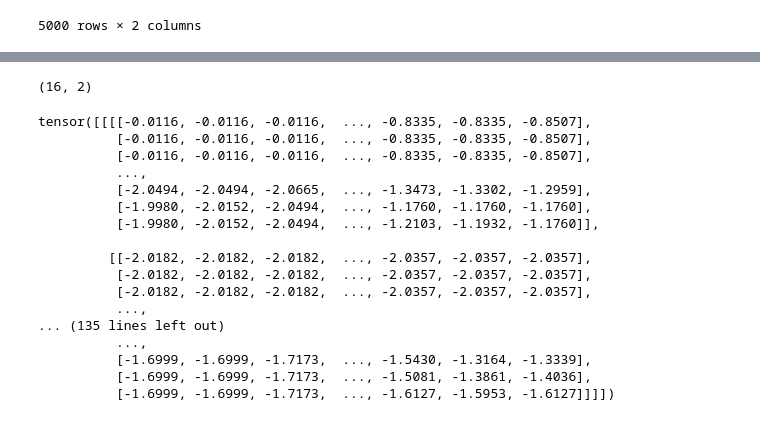
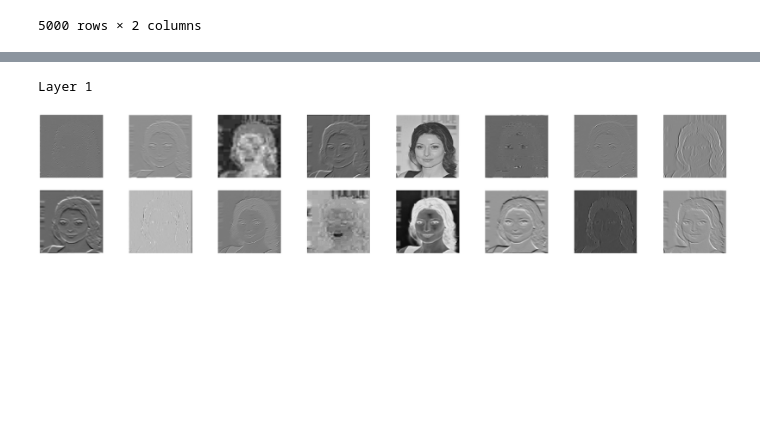
Before and after one commit to DickyAdi/face-recognition-IndonesiaAI, a Jupyter notebook: faceRecognition_DickyAdi.ipynb, the cells around one changed output, grey strips where cells are left out. Drawn from its saved outputs; the diff is of its cells as text; code cells hidden in the pictures; blank space fills up the shorter version.

```diff
--- a/faceRecognition_DickyAdi.ipynb
+++ b/faceRecognition_DickyAdi.ipynb
@@ -279,28 +251,3 @@ prediction accuracy was 1.0000
-# %%
-arr = np.array(preds)
-arr.shape
-# %% [output]
-(16, 2)
-# %%
-print(arr[0][0])
-# %% [output]
-tensor([[[[-0.0116, -0.0116, -0.0116,  ..., -0.8335, -0.8335, -0.8507],
-          [-0.0116, -0.0116, -0.0116,  ..., -0.8335, -0.8335, -0.8507],
-          [-0.0116, -0.0116, -0.0116,  ..., -0.8335, -0.8335, -0.8507],
-          ...,
-          [-2.0494, -2.0494, -2.0665,  ..., -1.3473, -1.3302, -1.2959],
-          [-1.9980, -2.0152, -2.0494,  ..., -1.1760, -1.1760, -1.1760],
-          [-1.9980, -2.0152, -2.0494,  ..., -1.2103, -1.1932, -1.1760]],
-
-         [[-2.0182, -2.0182, -2.0182,  ..., -2.0357, -2.0357, -2.0357],
-          [-2.0182, -2.0182, -2.0182,  ..., -2.0357, -2.0357, -2.0357],
-          [-2.0182, -2.0182, -2.0182,  ..., -2.0357, -2.0357, -2.0357],
-          ...,
-... (135 lines left out)
-          ...,
-          [-1.6999, -1.6999, -1.7173,  ..., -1.5430, -1.3164, -1.3339],
-          [-1.6999, -1.6999, -1.7173,  ..., -1.5081, -1.3861, -1.4036],
-          [-1.6999, -1.6999, -1.7173,  ..., -1.6127, -1.5953, -1.6127]]]])
 # %%
 def invNormalize(img):
     image = img.numpy().transpose((1,2,0))
@@ -325,3 +296,40 @@ def visPreds(predictionList, out):
+# %%
+loadIter = iter(dataMod.train_dataloader())
+img, targ = loadIter.next()
+imgSample = img[0].unsqueeze(0)
+layers = list(model.featureExtractor.children())
+convLayers = []
+numConv = 0
+for child in layers:
+    if type(child) == nn.Conv2d:
+        numConv +=1
+        convLayers.append(child)
+    elif type(child)==nn.Sequential:
+        for layer in child.children():
+            if type(layer) == nn.Conv2d:
+                numConv += 1
+                convLayers.append(layer)
+
+results = [convLayers[0](imgSample)]
+for i in range(1, len(convLayers)):
+    results.append(convLayers[i](results[-1]))
+outputs = results
+for numLayer in range(len(outputs)):
+    plt.figure(figsize=(50,10))
+    layerVis = outputs[numLayer][0,:,:,:]
+    layerVis = layerVis.data
+    print("Layer", numLayer+1)
+    for i, filter in enumerate(layerVis):
+        if i == 16:
+            break
+        plt.subplot(2, 8, i+1)
+        plt.imshow(filter, cmap='gray')
+        plt.axis('off')
+    plt.show()
+    plt.close()
+# %% [output]
+Layer 1
+[figure, added]
 # %%
 visPreds(preds, 9)
 # %% [output]
```
Also changed, not shown: parts of 11 cells of this notebook, 1 other file.
